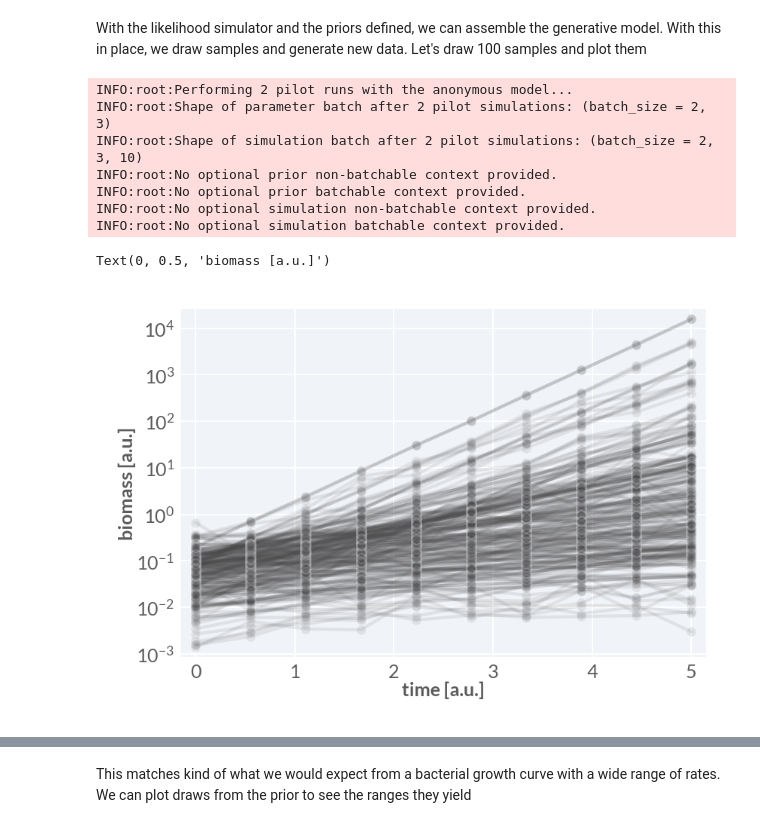
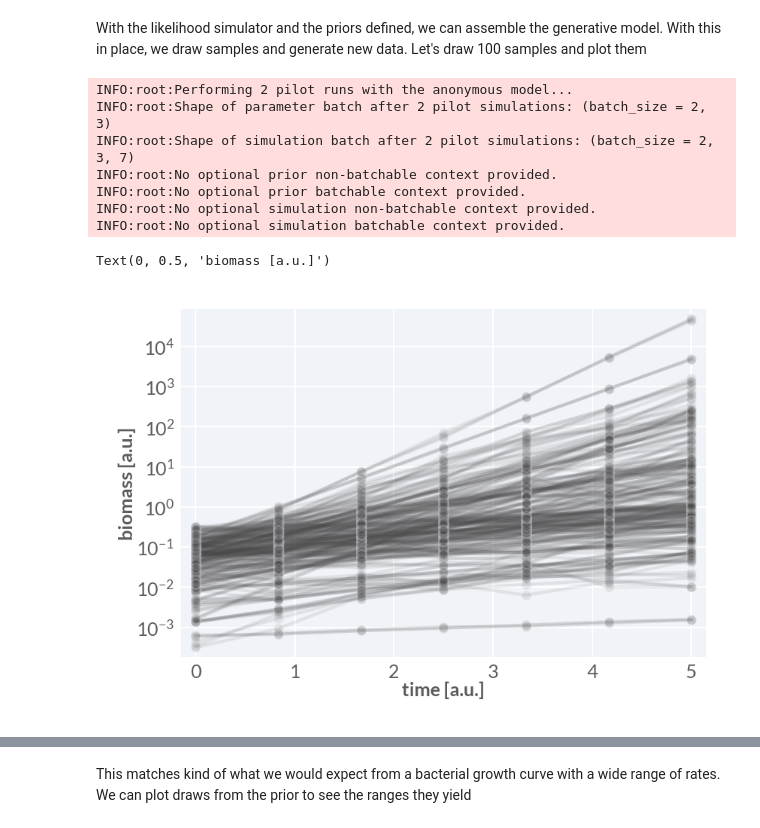
Before and after one commit to mrazomej/scribe, a Jupyter notebook: sandbox/growth_rate_inference.ipynb, the cells around one changed output, grey strips where cells are left out. Saved outputs shown, nothing was run; the diff lists cells and outputs as text; code cells hidden in the pictures.

```diff
--- a/sandbox/growth_rate_inference.ipynb
+++ b/sandbox/growth_rate_inference.ipynb
@@ -61,7 +61,7 @@ def prior_fn():
     M_0 = np.abs(RNG.normal(0, 0.1))
     lam = np.abs(RNG.normal(0, 1))
     sigma = np.abs(RNG.normal(0, 0.25))
-    return np.array([M_0, lam, sigma])
+    return [M_0, lam, sigma]
 prior = bf.simulation.Prior(prior_fun=prior_fn, param_names=[r'$M_O$', '$\lambda$', '$\sigma$'])
 # %% [markdown]
 With the prior defined, we can now draw samples from them!
@@ -88,15 +88,15 @@ parameters are allowed to vary between and within simulations.
 We can now define the likelihood as a function of the parameters and the time dimension.
 # %%
 # Define the likelihood function
-def likelihood_fn(params, timepoints ):
+def likelihood_fn(params, timepoints):
     # Unpack parameters
-    M_0, lam, sigma = params
+    M_0, lam, sigma  = params
 
     # Compute the likelihood mean
-    mu = np.log(M_0)+ lam * timepoints
+    mu = np.log(M_0) + lam * timepoints
     return RNG.normal(mu, sigma, size=(params.shape[0], len(timepoints)))
 
-timepoints = np.linspace(0, 5, 10)
+timepoints = np.linspace(0, 5, 7)
 simulator = bf.simulation.Simulator(simulator_fun=partial(likelihood_fn,
                                                           timepoints=timepoints))
 # %% [markdown]
@@ -106,26 +106,26 @@ Let's draw 100 samples and plot them
 # %%
 # Build the generative model
 model = bf.simulation.GenerativeModel(prior, simulator)
 
 # Draw 100 samples from the prior, and simulate the growth curves (total 300)
 n_sims = 100
 model_draws = model(n_sims)
 fig, ax = plt.subplots(1,1, figsize=(3, 2))
-time_range = np.linspace(0, 5, 10)
+time_range = np.linspace(0, 5, 7)
 for i in range(n_sims):
     for j in range(3):
         ax.plot(time_range, np.exp(model_draws['sim_data'][i, j, :]),
                 '-', marker='.', color=cor['primary_black'], lw=1, alpha=0.1)
 ax.set_yscale('log')
 ax.set_xlabel('time [a.u.]', fontsize=6)
 ax.set_ylabel('biomass [a.u.]', fontsize=6)
 # %% [output]
 INFO:root:Performing 2 pilot runs with the anonymous model...
 INFO:root:Shape of parameter batch after 2 pilot simulations: (batch_size = 2, 3)
-INFO:root:Shape of simulation batch after 2 pilot simulations: (batch_size = 2, 3, 10)
+INFO:root:Shape of simulation batch after 2 pilot simulations: (batch_size = 2, 3, 7)
 INFO:root:No optional prior non-batchable context provided.
 INFO:root:No optional prior batchable context provided.
 INFO:root:No optional simulation non-batchable context provided.
 INFO:root:No optional simulation batchable context provided.
 Text(0, 0.5, 'biomass [a.u.]')
-[figure, old version]
+[figure, new version]
```
Also changed, not shown: parts of 19 cells of this notebook, 1 other file.
